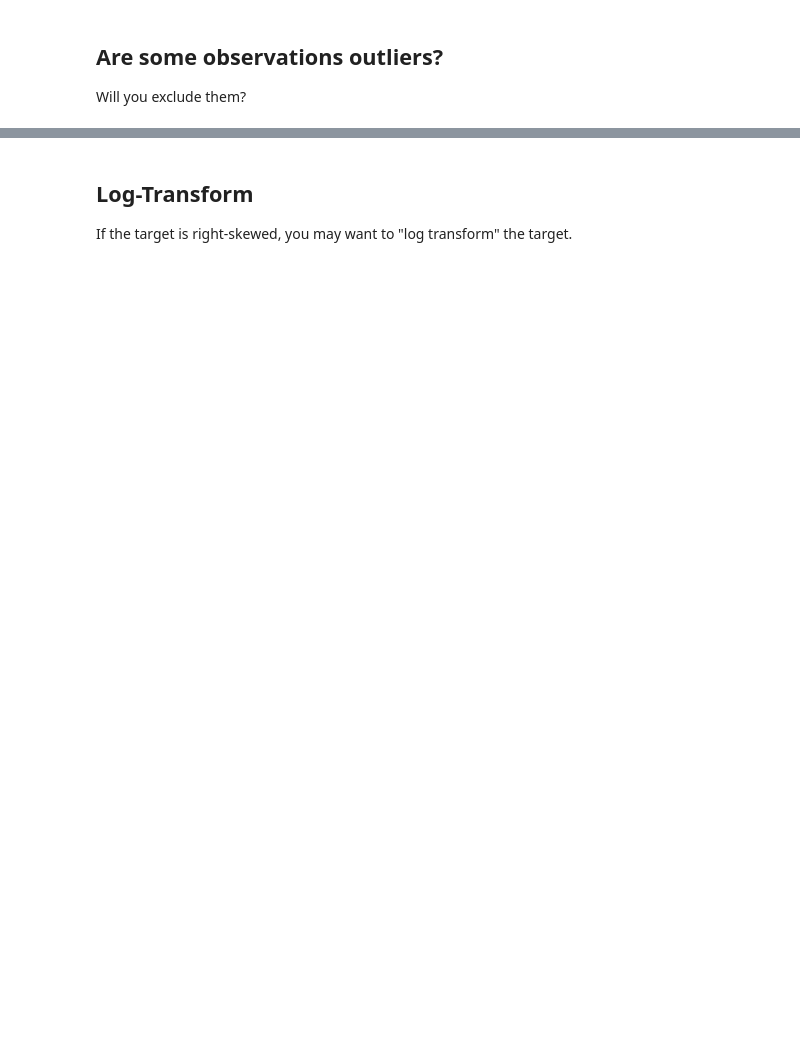
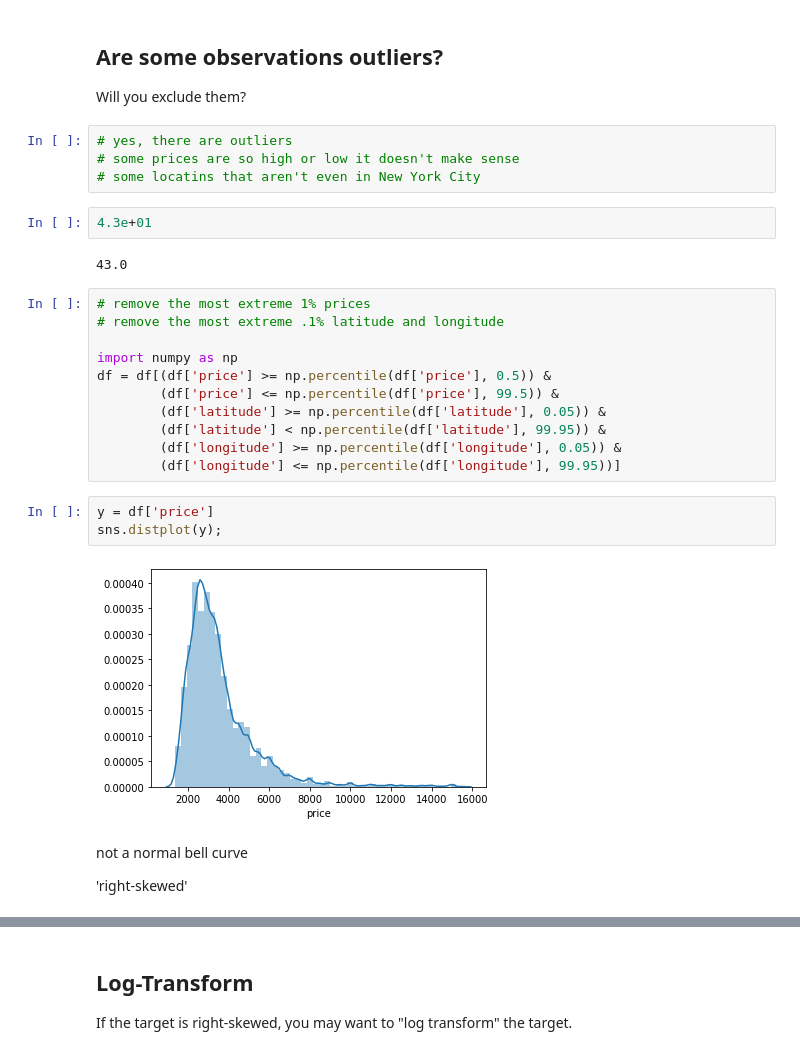
Before and after one commit to bloominstituteoftechnology/DS-Unit-2-Applied-Modeling, a Jupyter notebook: module1/LS_DS_231.ipynb, the cells around one changed output, grey strips where cells are left out. Saved outputs shown, nothing was run; the diff lists cells and outputs as text; blank space fills up the shorter version.

```diff
--- a/module1/LS_DS_231.ipynb
+++ b/module1/LS_DS_231.ipynb
@@ -98,3 +426,31 @@ Regression: Is the target right-skewed?
 
 Will you exclude
 them?
+# %%
+# yes, there are outliers
+# some prices are so high or low it doesn't make sense
+# some locatins that aren't even in New York City
+# %%
+4.3e+01
+# %% [output]
+43.0
+# %%
+# remove the most extreme 1% prices
+# remove the most extreme .1% latitude and longitude
+
+import numpy as np
+df = df[(df['price'] >= np.percentile(df['price'], 0.5)) &
+        (df['price'] <= np.percentile(df['price'], 99.5)) &
+        (df['latitude'] >= np.percentile(df['latitude'], 0.05)) &
+        (df['latitude'] < np.percentile(df['latitude'], 99.95)) &
+        (df['longitude'] >= np.percentile(df['longitude'], 0.05)) &
+        (df['longitude'] <= np.percentile(df['longitude'], 99.95))]
+# %%
+y = df['price']
+sns.distplot(y);
+# %% [output]
+[figure, added]
+# %% [markdown]
+not a normal bell curve
+
+'right-skewed'
```
Also changed, not shown: parts of 49 cells of this notebook.
